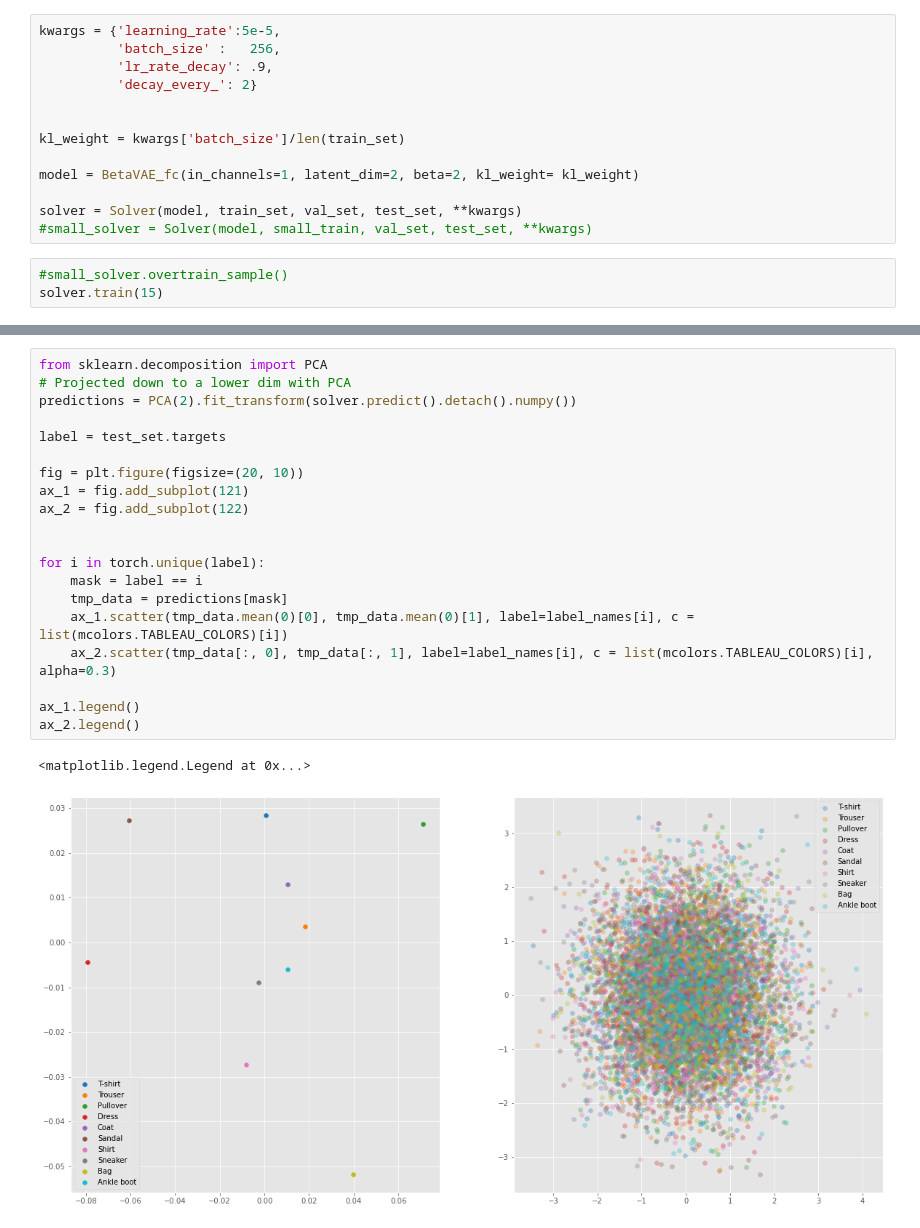
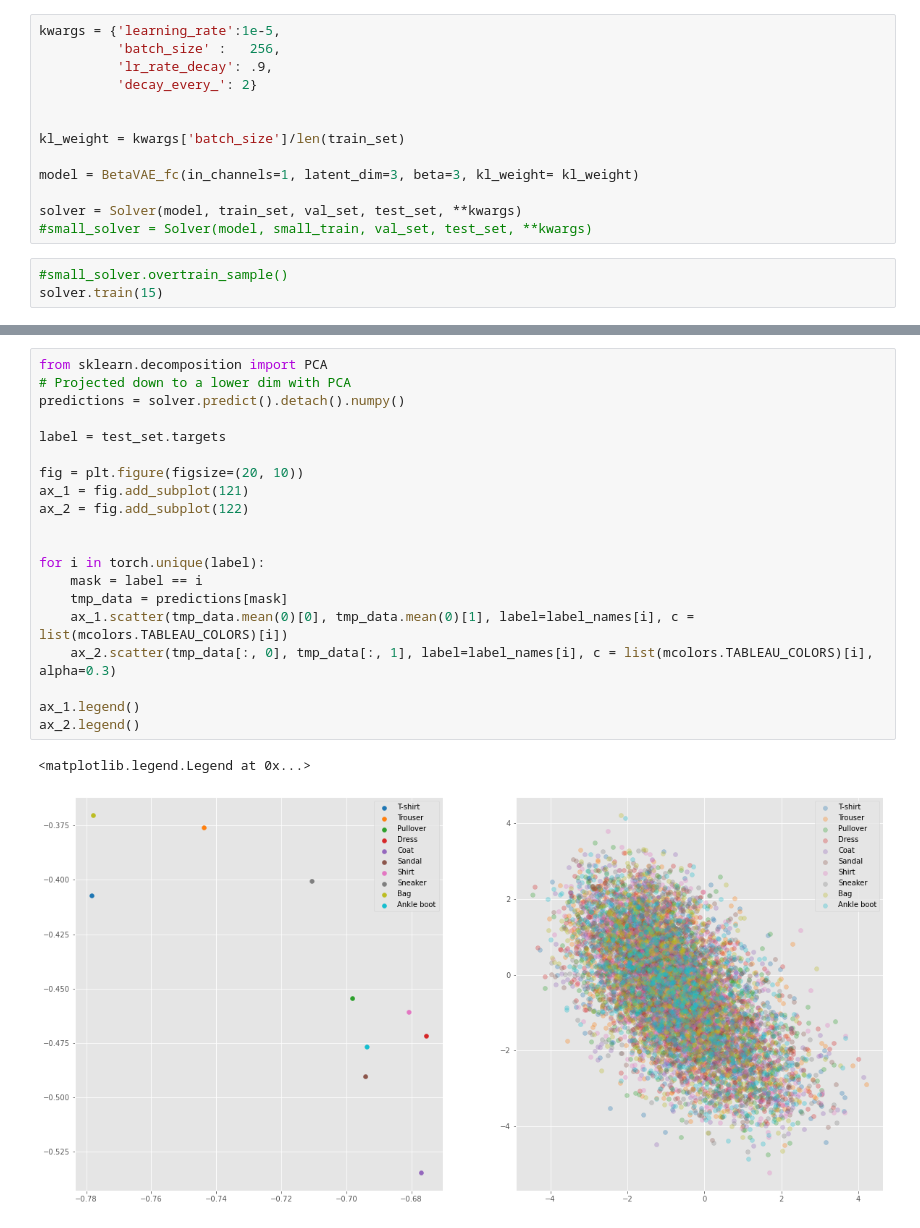
Before and after one commit to AxelNathanson/pytorch-Variational-Autoencoder, a Jupyter notebook: fc_VAE.ipynb, the cells around one changed output, grey strips where cells are left out. Drawn from its saved outputs; the diff is of its cells as text.

```diff
--- a/fc_VAE.ipynb
+++ b/fc_VAE.ipynb
@@ -49,5 +49,5 @@ plt.tight_layout()
 # %%
-kwargs = {'learning_rate':5e-5,
+kwargs = {'learning_rate':1e-5,
           'batch_size' :   256,
           'lr_rate_decay': .9,
           'decay_every_': 2}
@@ -55,7 +55,7 @@ kwargs = {'learning_rate':5e-5,
 
 kl_weight = kwargs['batch_size']/len(train_set)
 
-model = BetaVAE_fc(in_channels=1, latent_dim=2, beta=2, kl_weight= kl_weight)
+model = BetaVAE_fc(in_channels=1, latent_dim=3, beta=3, kl_weight= kl_weight)
 
 solver = Solver(model, train_set, val_set, test_set, **kwargs)
 #small_solver = Solver(model, small_train, val_set, test_set, **kwargs)
@@ -109,23 +114,23 @@ ax_2.legend()
 # %%
 from sklearn.decomposition import PCA
 # Projected down to a lower dim with PCA
-predictions = PCA(2).fit_transform(solver.predict().detach().numpy())
+predictions = solver.predict().detach().numpy()
 
 label = test_set.targets
 
 fig = plt.figure(figsize=(20, 10))
 ax_1 = fig.add_subplot(121)
 ax_2 = fig.add_subplot(122)
 
 
 for i in torch.unique(label):
     mask = label == i
     tmp_data = predictions[mask]
     ax_1.scatter(tmp_data.mean(0)[0], tmp_data.mean(0)[1], label=label_names[i], c = list(mcolors.TABLEAU_COLORS)[i])
     ax_2.scatter(tmp_data[:, 0], tmp_data[:, 1], label=label_names[i], c = list(mcolors.TABLEAU_COLORS)[i], alpha=0.3)
 
 ax_1.legend()
 ax_2.legend()
 # %% [output]
 <matplotlib.legend.Legend at 0x...>
-[figure, old version]
+[figure, new version]
```
Also changed, not shown: parts of 5 cells of this notebook, 1 other file.
